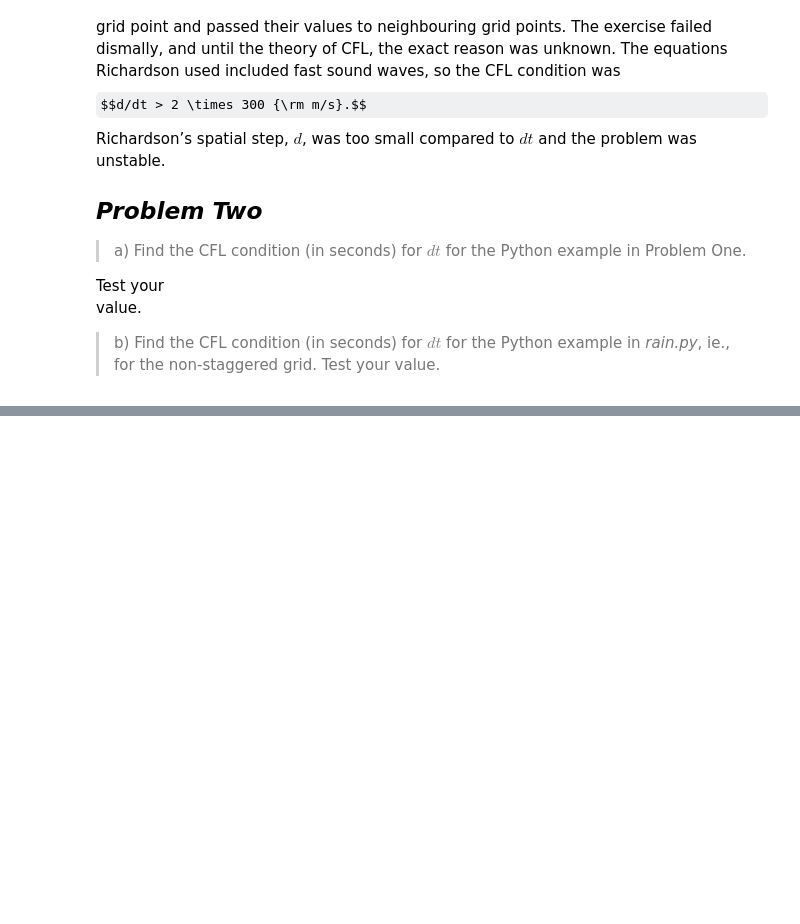
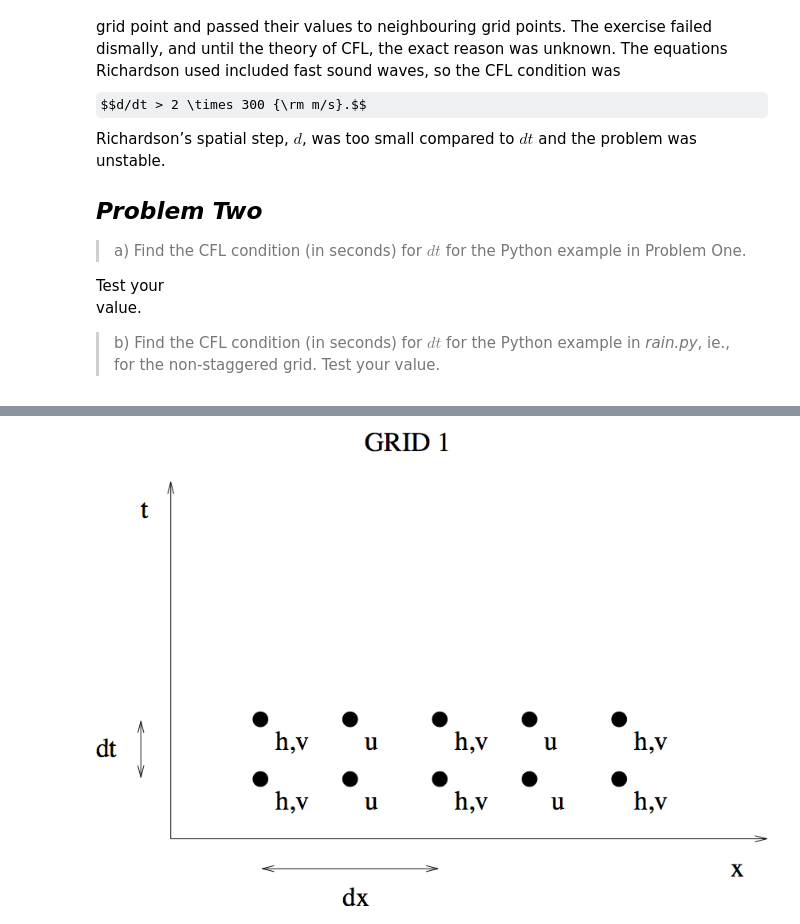
Before and after one commit to tjarnikova/numeric, a Jupyter notebook: lab7/Lab_7.ipynb, the cells around one changed output, grey strips where cells are left out. Cells and saved outputs as stored; diff of their text form; code cells hidden in the pictures; some formulas as TeX source; blank space fills up the shorter version.

```diff
--- a/lab7/Lab_7.ipynb
+++ b/lab7/Lab_7.ipynb
@@ -721,0 +768,4 @@ example in *rain.py*, ie., for the non-staggered grid. Test your value.
+# %%
+Image(filename='images/simple_grid1.png',width='50%')
+# %% [output]
+[figure, added]
```
Also changed, not shown: parts of 13 cells of this notebook, 1 other file.
